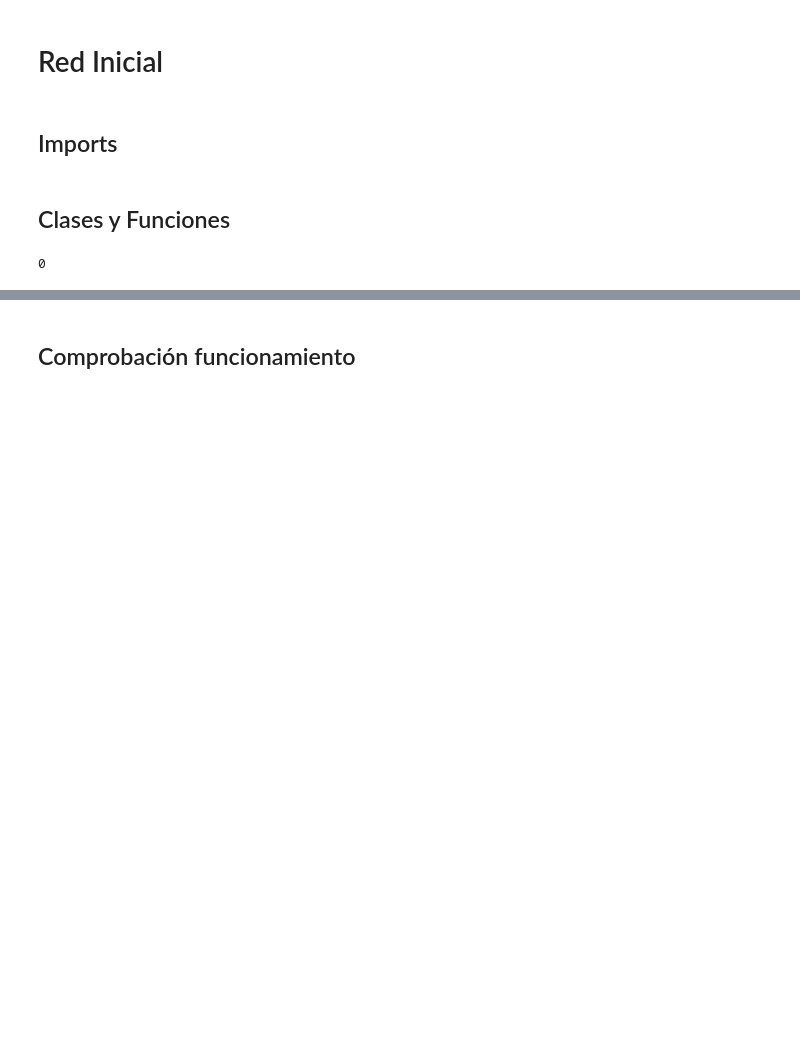
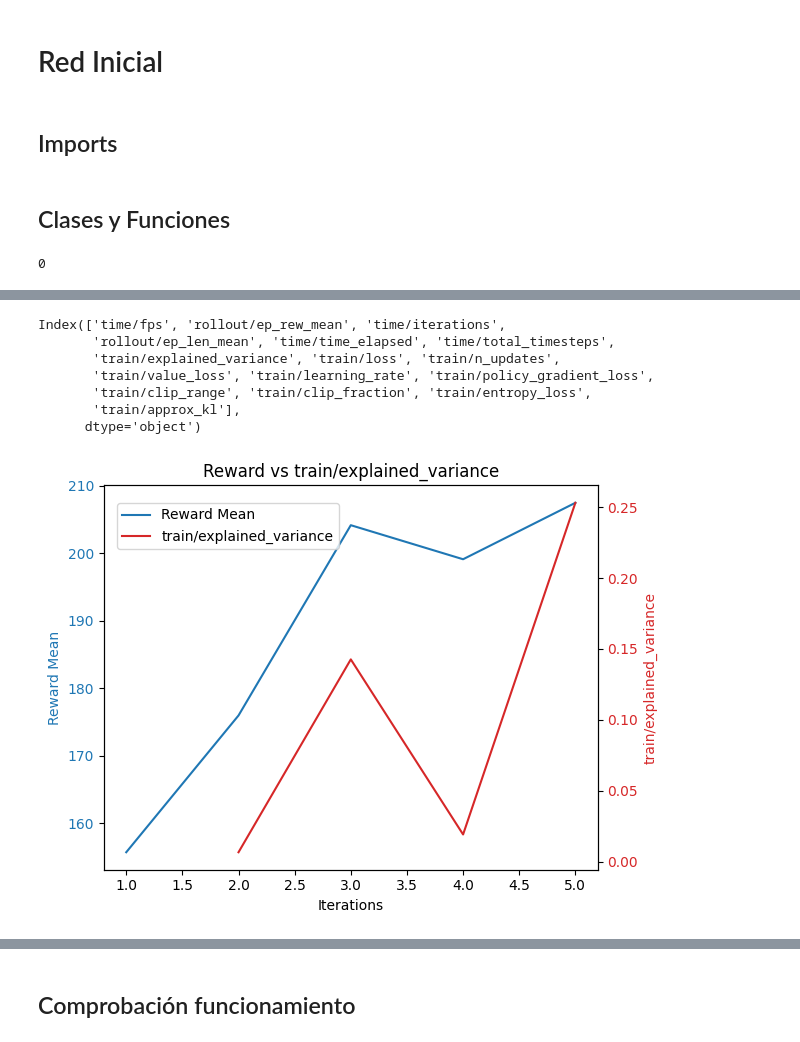
Before and after one commit to CesarRodrigu/GII-24.19-contramedidas-IoT-mediante-reinforcement-learning, a Jupyter notebook: RedInicial.ipynb, the cells around one changed output, grey strips where cells are left out. Cells and saved outputs as stored; diff of their text form; code cells hidden in the pictures; blank space fills up the shorter version.

```diff
--- a/RedInicial.ipynb
+++ b/RedInicial.ipynb
@@ -553,9 +567,18 @@ class Acciones(Enum):
 # %%
+tmp_path = "./train_log/"
+
+
 env = RouterEnv(seed=None)
 check_env(env)
 
+new_logger: Logger = configure(tmp_path, ["stdout", "csv"])
+env = Monitor(env, tmp_path)
+
+
 model:PPO = PPO("MlpPolicy", env,
                 verbose=True)
+
+
 
 """
 eval_callback = EvalCallback(
@@ -579,10 +602,12 @@ if ep_info is not None and len(ep_info) > 0:
 """
 
 
-name="Example"
+model.set_logger(new_logger)
+model.learn(total_timesteps=int(1e4),
+            progress_bar=True)
 
-model.learn(total_timesteps=100000)
-g = input("¿Desea guardarlo?")
+
+g: str = input("¿Desea guardarlo? (s/n) ")
 if g.lower() == "s":
     model.save(name)
     print("Modelo guardado")
@@ -612,0 +639,63 @@ Tiempo medio: 0.00 micro-segundos de 0 iteraciones
+# %%
+train_data_log: DataFrame = pd.read_csv(tmp_path+"progress.csv")
+train_data_monitor: DataFrame = pd.read_csv(tmp_path+"monitor.csv",header=1)
+
+#train_data_monitor = pd.concat([train_data_monitor] * 3, ignore_index=True)
+print(train_data_log.columns)
+
+fig, ax1 = plt.subplots()
+
+iterations: Series[int] = train_data_log['time/iterations'].astype(int)
+
+
+ax1.set_xlabel('Iterations')
+ax1.set_ylabel('Reward Mean', color='tab:blue')
+ax1.plot(iterations, train_data_log['rollout/ep_rew_mean'], color='tab:blue', label='Reward Mean')
+ax1.tick_params(axis='y', labelcolor='tab:blue')
+
+
+col='train/explained_variance'
+
+ax2 = ax1.twinx()
+ax2.set_ylabel(col, color='tab:red')
+ax2.plot(iterations, train_data_log[col], color='tab:red', label=col)
+ax2.tick_params(axis='y', labelcolor='tab:red')
+ax2.set_title('Reward vs '+col)
+
+
+fig.tight_layout()
+fig.legend(loc='upper left', bbox_to_anchor=(0.12, 0.9))
+
+plt.show()
+
+
+fig, ax1 = plt.subplots()
+
+episodes=range(len(train_data_monitor['l']))
+
+# Plot rollout/ep_rew_mean on the first y-axis
+ax1.set_xlabel('Episodes')
+ax1.set_ylabel('Reward', color='tab:blue')
+ax1.plot(episodes,train_data_monitor['r'], color='tab:blue', label='Reward')
+ax1.tick_params(axis='y', labelcolor='tab:blue')
+ax1.set_title('Reward vs Time')
+
+
+ax2 = ax1.twinx()
+ax2.set_ylabel('time', color='tab:red')
+ax2.plot(episodes,train_data_monitor['t'], color='tab:red', label='time')
+ax2.tick_params(axis='y', labelcolor='tab:red')
+
+fig.tight_layout()
+fig.legend(loc='upper left', bbox_to_anchor=(0.12, 0.9))
+
+plt.show()
+# %% [output]
+Index(['time/fps', 'rollout/ep_rew_mean', 'time/iterations',
+       'rollout/ep_len_mean', 'time/time_elapsed', 'time/total_timesteps',
+       'train/explained_variance', 'train/loss', 'train/n_updates',
+       'train/value_loss', 'train/learning_rate', 'train/policy_gradient_loss',
+       'train/clip_range', 'train/clip_fraction', 'train/entropy_loss',
+       'train/approx_kl'],
+      dtype='object')
+[figure, added]
```
Also changed, not shown: parts of 13 cells of this notebook, 2 other files.
